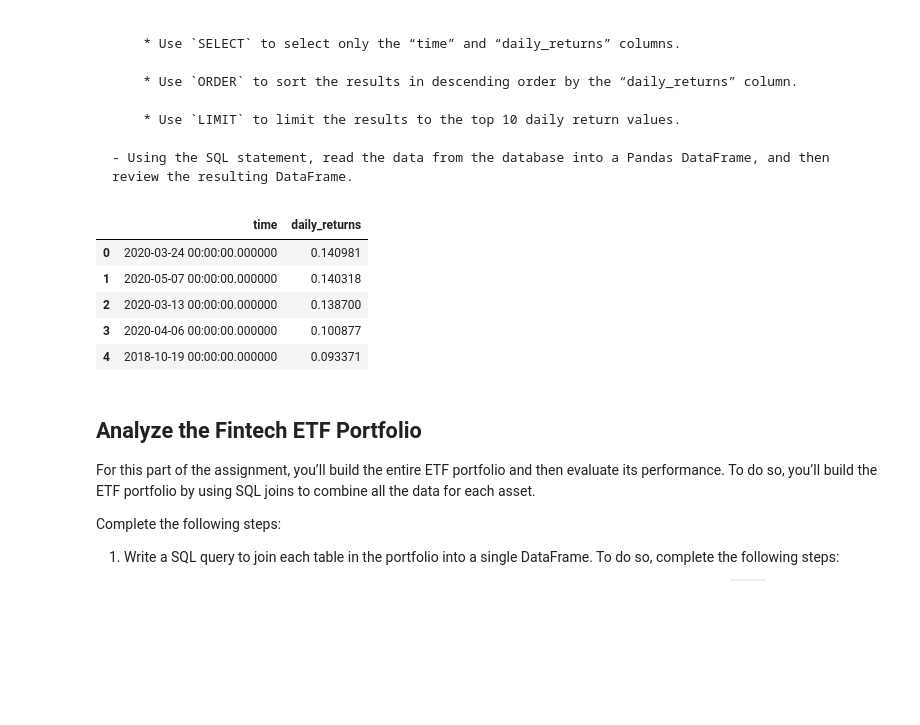
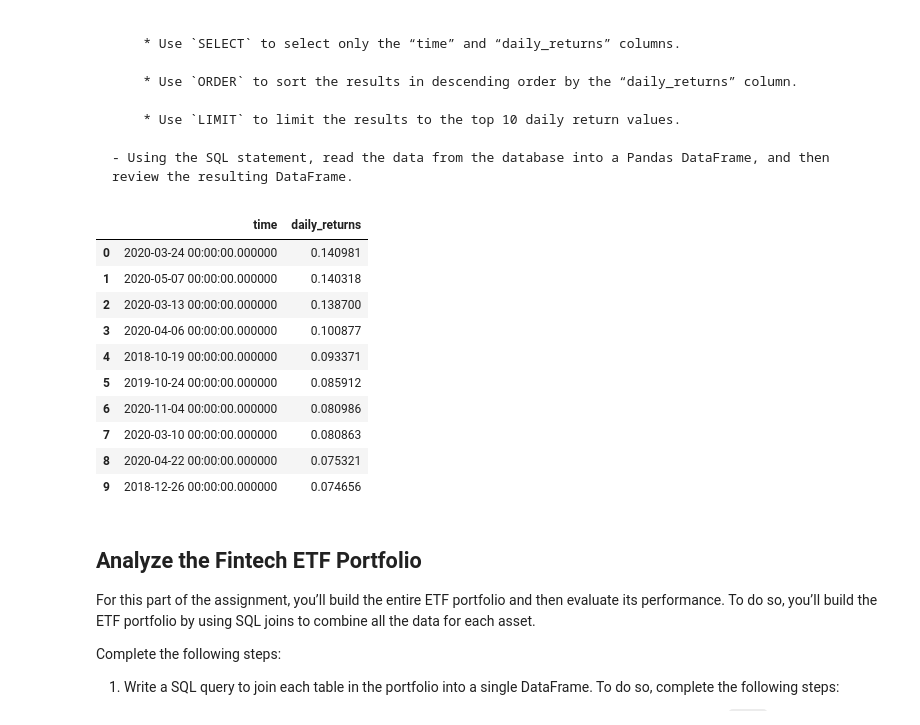
Before and after one commit to djonathan/ETF-Analyzer, a Jupyter notebook: etf_analyzer.ipynb, the cells around one changed output. Drawn from its saved outputs; the diff is of its cells as text; code cells hidden in the pictures; blank space fills up the shorter version.

```diff
--- a/etf_analyzer.ipynb
+++ b/etf_analyzer.ipynb
@@ -307,24 +304,29 @@ pypl_higher_than_200.head()
 # %%
 # Write a SQL SELECT statement to select the time and daily_returns columns
 # Sort the results in descending order and return only the top 10 return values
 query = """
 SELECT time, daily_returns FROM PYPL
 ORDER BY daily_returns DESC
 LIMIT 10
 """
 
 # Using the query, read the data from the database into a Pandas DataFrame
 pypl_top_10_returns = pd.read_sql_query(query, con=engine)
 
 # Review the resulting DataFrame
-pypl_top_10_returns.head()
+pypl_top_10_returns
 # %% [output]
 |  | time | daily_returns |
 | 0 | 2020-03-24 00:00:00.000000 | 0.140981 |
 | 1 | 2020-05-07 00:00:00.000000 | 0.140318 |
 | 2 | 2020-03-13 00:00:00.000000 | 0.138700 |
 | 3 | 2020-04-06 00:00:00.000000 | 0.100877 |
 | 4 | 2018-10-19 00:00:00.000000 | 0.093371 |
+| 5 | 2019-10-24 00:00:00.000000 | 0.085912 |
+| 6 | 2020-11-04 00:00:00.000000 | 0.080986 |
+| 7 | 2020-03-10 00:00:00.000000 | 0.080863 |
+| 8 | 2020-04-22 00:00:00.000000 | 0.075321 |
+| 9 | 2018-12-26 00:00:00.000000 | 0.074656 |
 # %% [markdown]
 ## Analyze the Fintech ETF Portfolio
 
```
Also changed, not shown: parts of 7 cells of this notebook.
